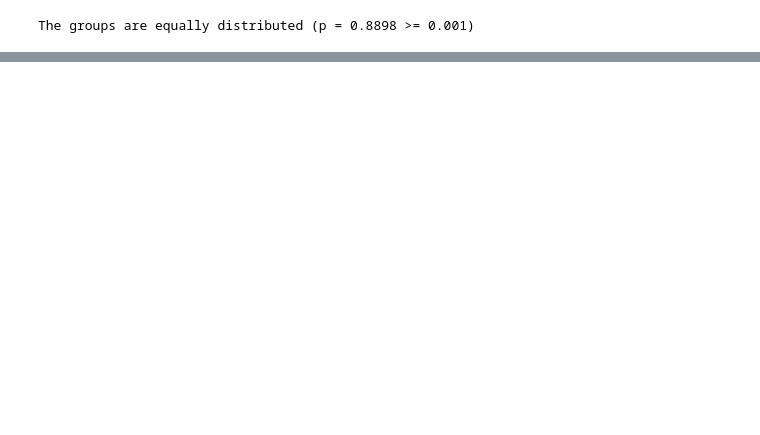
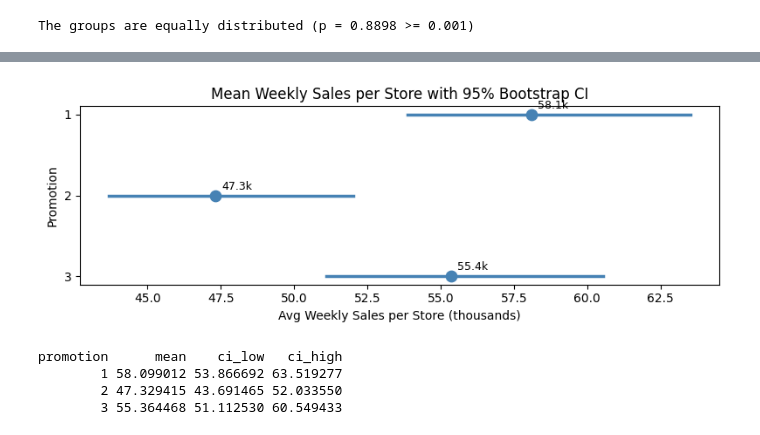
Before and after one commit to GonxaTroll/ds-log-2026, a Jupyter notebook: wx_kaggle_notebooks/fast_food_marketing_campaign.ipynb, the cells around one changed output, grey strips where cells are left out. Drawn from its saved outputs; the diff is of its cells as text; code cells hidden in the pictures; blank space fills up the shorter version.

```diff
--- a/wx_kaggle_notebooks/fast_food_marketing_campaign.ipynb
+++ b/wx_kaggle_notebooks/fast_food_marketing_campaign.ipynb
@@ -202,0 +386,35 @@ The groups are equally distributed (p = 0.8898 >= 0.001)
+# %%
+rows = []
+for promo, group in data_aggregated.groupby("promotion"):
+    sales = group["salesinthousands"].values
+    res = bootstrap((sales,), np.mean, confidence_level = 0.95, n_resamples = 9999,
+                    random_state = 42)
+    rows.append({
+        "promotion": promo,
+        "mean": sales.mean(),
+        "ci_low": res.confidence_interval.low,
+        "ci_high": res.confidence_interval.high,
+    })
+
+ci_df = pd.DataFrame(rows)
+
+fig, ax = plt.subplots(figsize=(8, 3))
+for _, row in ci_df.iterrows():
+    ax.plot([row["ci_low"], row["ci_high"]], [row["promotion"], row["promotion"]],
+            color="steelblue", linewidth=2.5)
+    ax.scatter(row["mean"], row["promotion"], color = "steelblue", s = 80, zorder = 5)
+    ax.annotate(f'{row["mean"]:.1f}k', xy = (row["mean"], row["promotion"]),
+                xytext=(5, 5), textcoords="offset points", fontsize = 9)
+
+ax.set_xlabel("Avg Weekly Sales per Store (thousands)")
+ax.set_ylabel("Promotion")
+ax.set_title("Mean Weekly Sales per Store with 95% Bootstrap CI")
+ax.invert_yaxis()
+plt.tight_layout()
+plt.show()
+# %% [output]
+[figure, added]
+promotion      mean    ci_low   ci_high
+        1 58.099012 53.866692 63.519277
+        2 47.329415 43.691465 52.033550
+        3 55.364468 51.112530 60.549433
```
Also changed, not shown: parts of 43 cells of this notebook.
